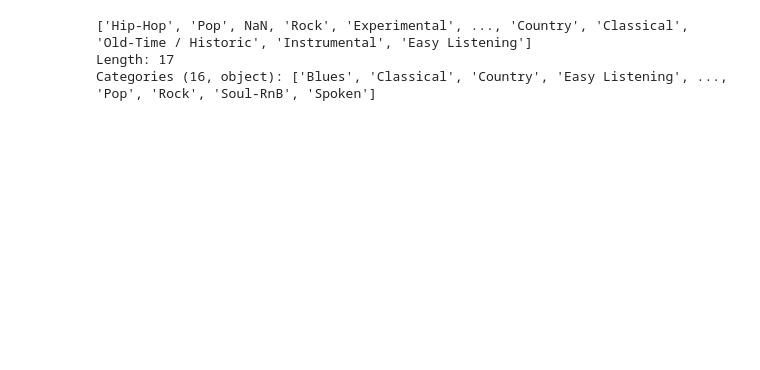
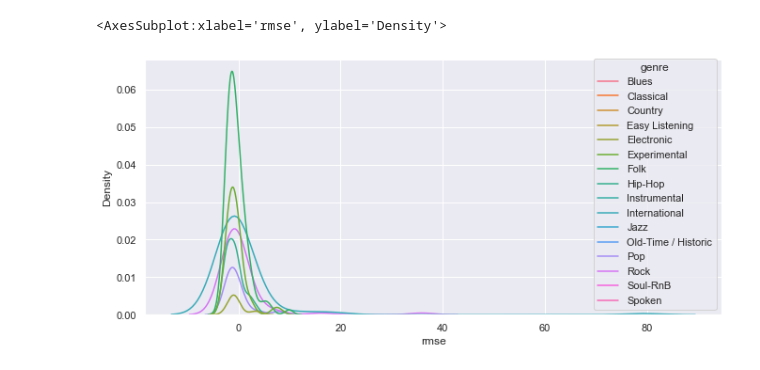
Before and after one commit to royyi/group10-music-classifier, a Jupyter notebook: eda/data_analysis_extra.ipynb, the cells around one changed output. Saved outputs shown, nothing was run; the diff lists cells and outputs as text; code cells hidden in the pictures; blank space fills up the shorter version.

```diff
--- a/eda/data_analysis_extra.ipynb
+++ b/eda/data_analysis_extra.ipynb
@@ -41,6 +32,9 @@ for x in features.columns.levels[0]:
         compressed_features[x] = skl.decomposition.PCA(n_components=1).fit_transform(features.loc[small , x])
 # for x in features.columns.levels[0]:
 #         print(x)
+compressed_features['genre'] = tracks.loc[small, ('track', 'genre_top')]
 compressed_features.drop(0, axis=1, inplace=True)
+compressed_features = compressed_features.dropna(axis =0,subset=['genre'])
 compressed_features.head()
+print(compressed_features.genre.unique())
 # %% [output]
@@ -91,7 +43,7 @@ No handles with labels found to put in legend.
-# %%
-list = tracks['track', 'genre_top'].unique()
-print(list)
-# %% [output]
-['Hip-Hop', 'Pop', NaN, 'Rock', 'Experimental', ..., 'Country', 'Classical', 'Old-Time / Historic', 'Instrumental', 'Easy Listening']
-Length: 17
-Categories (16, object): ['Blues', 'Classical', 'Country', 'Easy Listening', ..., 'Pop', 'Rock', 'Soul-RnB', 'Spoken']
+# %%
+#fig,ax = plt.figure(figsize=(12,4))
+sns.set(rc={'figure.figsize':(11,5)})
+sns.kdeplot(data=compressed_features,x='rmse',hue='genre')
+# %% [output]
+<AxesSubplot:xlabel='rmse', ylabel='Density'>
+[figure, added]
```
Also changed, not shown: parts of 8 cells of this notebook.
